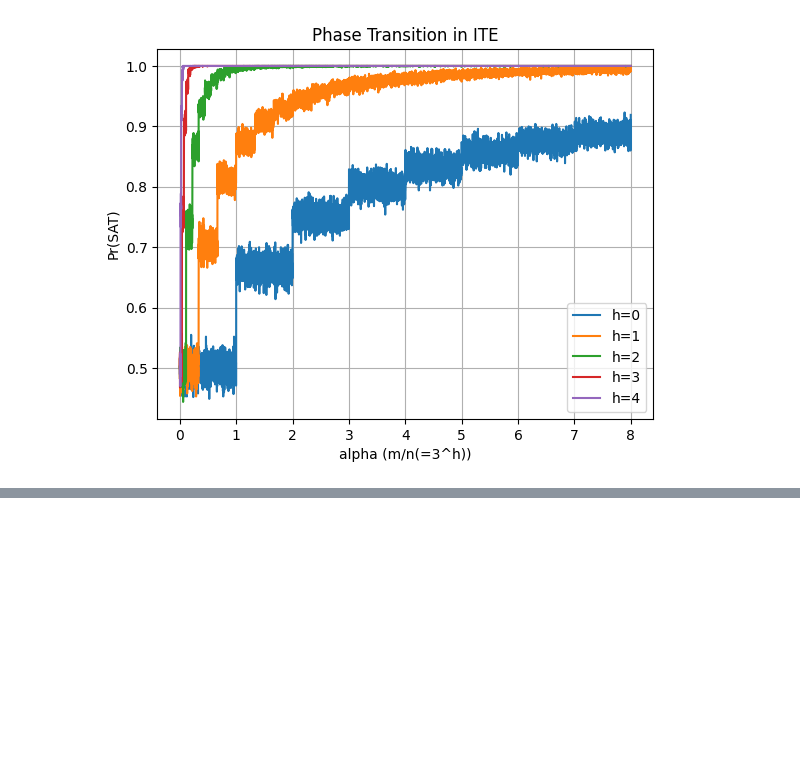
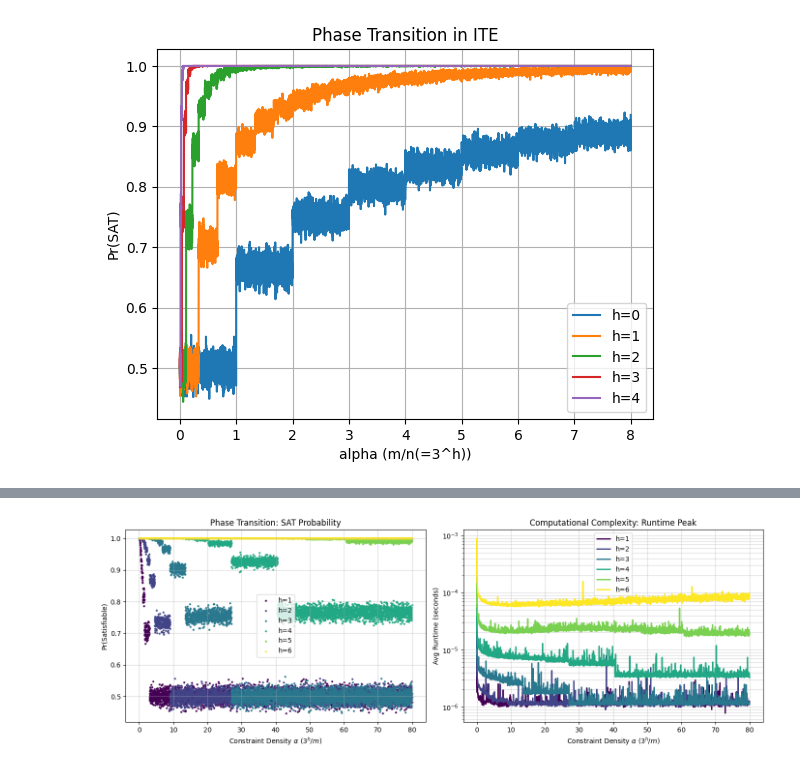
Before and after one commit to TreelonMusk/SAT-phase-transition, a Jupyter notebook: analysis/ite_plots.ipynb, the cells around one changed output, grey strips where cells are left out. Saved outputs shown, nothing was run; the diff lists cells and outputs as text; code cells hidden in the pictures; blank space fills up the shorter version.

```diff
--- a/analysis/ite_plots.ipynb
+++ b/analysis/ite_plots.ipynb
@@ -39 +41,40 @@ plt.show()
+# %%
+def plot_results(df):
+    fig, (ax1, ax2) = plt.subplots(1, 2, figsize=(14, 5))
+
+    # Use a distinct color map for the different tree depths
+    colors = plt.cm.viridis(np.linspace(0, 1, len(df['h'].unique())))
+
+    for i, h_val in enumerate(sorted(df['h'].unique())):
+        subset = df[df['h'] == h_val]
+
+        # 1. Probability Plot
+        ax1.scatter(subset['alpha'], subset['pr_satisfiable'],
+                 label=f'h={h_val}', color=colors[i], linewidth=2, s=1)
+
+        # 2. Runtime Plot
+        ax2.plot(subset['alpha'], subset['avg_runtime'],
+                 label=f'h={h_val}', color=colors[i], linewidth=2)
+
+    # Styling the Probability Plot
+    ax1.set_xlabel(r'Constraint Density $\alpha$ ($3^h / m$)')
+    ax1.set_ylabel('Pr(Satisfiable)')
+    ax1.set_title('Phase Transition: SAT Probability')
+    ax1.grid(True, which="both", ls="-", alpha=0.5)
+    ax1.legend()
+
+    # Styling the Runtime Plot
+    ax2.set_xlabel(r'Constraint Density $\alpha$ ($3^h / m$)')
+    ax2.set_ylabel('Avg Runtime (seconds)')
+    ax2.set_yscale('log') # CRITICAL: Shows exponential growth clearly
+    ax2.set_title('Computational Complexity: Runtime Peak')
+    ax2.grid(True, which="both", ls="-", alpha=0.5)
+    ax2.legend()
+
+    plt.tight_layout()
+    plt.show()
+
+plot_results(df)
+# %% [output]
+[figure, added]
 # %%
```
Also changed, not shown: parts of 10 cells of this notebook, 5 other files.
